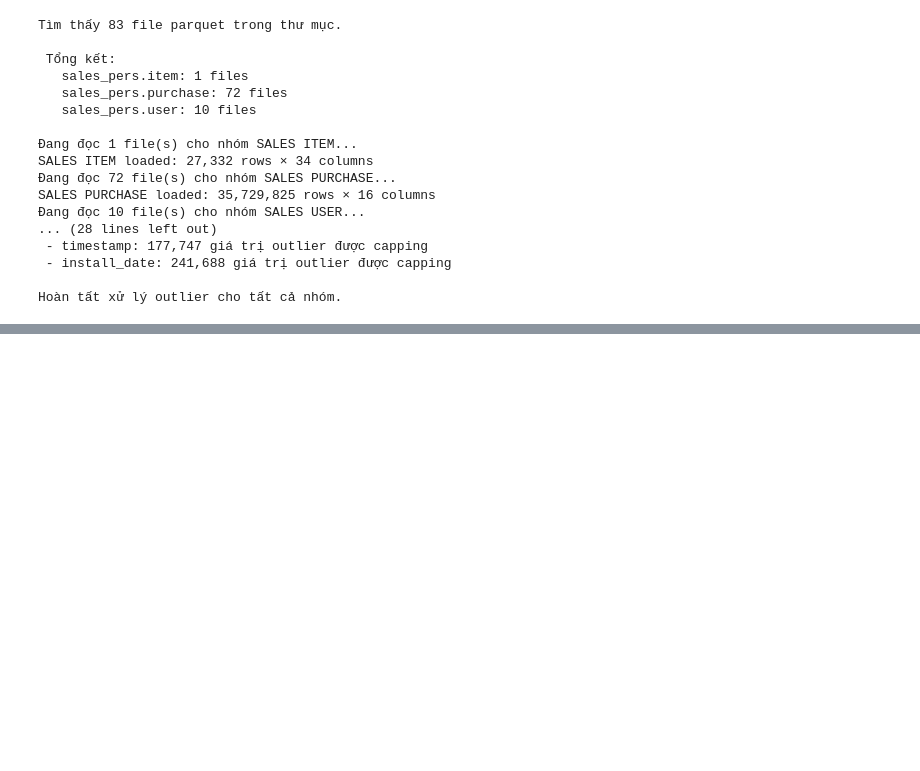
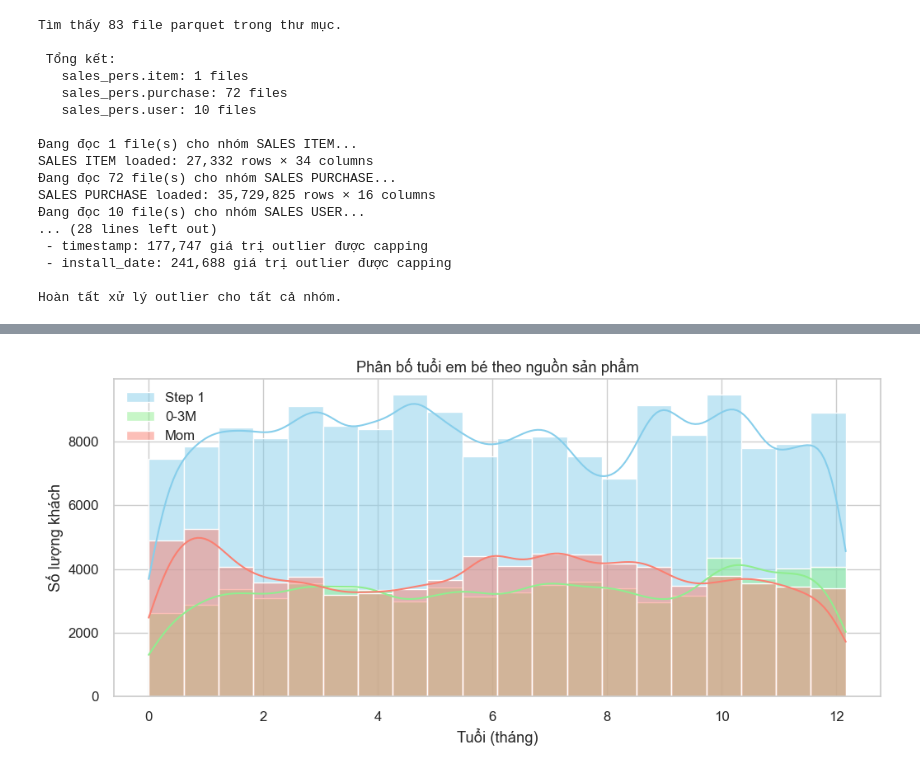
Before and after one commit to KuroNekoW/CS116, a Jupyter notebook: Peo/trichXuat.ipynb, the cells around one changed output, grey strips where cells are left out. Cells and saved outputs as stored; diff of their text form; code cells hidden in the pictures; blank space fills up the shorter version.

```diff
--- a/Peo/trichXuat.ipynb
+++ b/Peo/trichXuat.ipynb
@@ -400,0 +441,98 @@ plt.show()
+# %%
+sns.set(style="whitegrid", palette="pastel", font_scale=1.1)
+
+# Chuyển created_date sang datetime
+sales_purchase_df = sales_purchase_df.with_columns(
+    pl.col("created_date").cast(pl.Datetime)
+)
+
+# Lọc sản phẩm theo tiêu chí
+milk_step1 = sales_item_df.filter(
+    pl.col("description").str.to_lowercase().str.contains("step 1")
+)
+milk_mom = sales_item_df.filter(
+    pl.col("description").str.to_lowercase().str.contains("mom")
+)
+milk_age_0_3m = sales_item_df.filter(
+    pl.col("age_group").str.to_lowercase().str.contains("0-3m")
+)
+
+# Join purchase với các loại sữa
+join_cols = ["item_id"]
+purchase_step1 = sales_purchase_df.join(milk_step1, on=join_cols, how="inner")
+purchase_mom = sales_purchase_df.join(milk_mom, on=join_cols, how="inner")
+purchase_age = sales_purchase_df.join(milk_age_0_3m, on=join_cols, how="inner")
+
+# Tính ngày mua đầu tiên / cuối cùng theo customer=
+agg_step1 = (
+    purchase_step1.group_by("customer_id")
+    .agg(pl.col("created_date").min().alias("first_date_buy_step1"))
+)
+
+agg_mom = (
+    purchase_mom.group_by("customer_id")
+    .agg(pl.col("created_date").max().alias("last_date_buy_milk4mom"))
+)
+
+agg_age = (
+    purchase_age.group_by("customer_id")
+    .agg(pl.col("created_date").min().alias("first_date_buy_age_group_0_3M"))
+)
+
+# Gộp kết quả
+pred_age_df = (
+    agg_step1.join(agg_age, on="customer_id", how="outer", suffix="_age")
+             .join(agg_mom, on="customer_id", how="outer", suffix="_mom")
+)
+
+# Dự đoán tuổi em bé theo tháng
+today = sales_purchase_df["created_date"].max()
+
+pred_age_df = pred_age_df.with_columns([
+    ((today - pl.col("first_date_buy_step1")).dt.total_days() / 30).alias("age_by_step1"),
+    ((today - pl.col("first_date_buy_age_group_0_3M")).dt.total_days() / 30).alias("age_by_age_group"),
+    ((today - pl.col("last_date_buy_milk4mom")).dt.total_days() / 30).alias("age_by_milk4mom"),
+])
+
+# Chuyển sang Pandas để vẽ biểu đồ
+df_plot = pred_age_df.select([
+    "age_by_step1", "age_by_age_group", "age_by_milk4mom"
+]).to_pandas()
+
+# Vẽ histogram phân bố tuổi
+plt.figure(figsize=(12,5))
+sns.histplot(df_plot['age_by_step1'].dropna(), bins=20, kde=True, color='skyblue', label='Step 1')
+sns.histplot(df_plot['age_by_age_group'].dropna(), bins=20, kde=True, color='lightgreen', label='0-3M')
+sns.histplot(df_plot['age_by_milk4mom'].dropna(), bins=20, kde=True, color='salmon', label='Mom')
+plt.title("Phân bố tuổi em bé theo nguồn sản phẩm")
+plt.xlabel("Tuổi (tháng)")
+plt.ylabel("Số lượng khách")
+plt.legend()
+plt.show()
+
+# Vẽ boxplot so sánh tuổi
+plt.figure(figsize=(10,5))
+sns.boxplot(data=df_plot, palette=["skyblue","lightgreen","salmon"])
+plt.title("So sánh tuổi em bé theo nguồn sản phẩm")
+plt.ylabel("Tuổi (tháng)")
+plt.show()
+
+# Vẽ bar chart số khách theo loại sản phẩm
+counts = {
+    "Step 1": df_plot['age_by_step1'].dropna().shape[0],
+    "0-3M": df_plot['age_by_age_group'].dropna().shape[0],
+    "Mom": df_plot['age_by_milk4mom'].dropna().shape[0]
+}
+
+plt.figure(figsize=(6,4))
+sns.barplot(x=list(counts.keys()), y=list(counts.values()), palette="pastel")
+plt.title("Số khách hàng theo loại sản phẩm")
+plt.ylabel("Số khách hàng")
+plt.show()
+
+# Scatter plot so sánh các nguồn tuổi
+sns.pairplot(df_plot)
+plt.suptitle("So sánh tuổi em bé theo các loại sản phẩm", y=1.02)
+plt.show()
+# %% [output]
+[figure, added]
```
Also changed, not shown: parts of 6 cells of this notebook.
